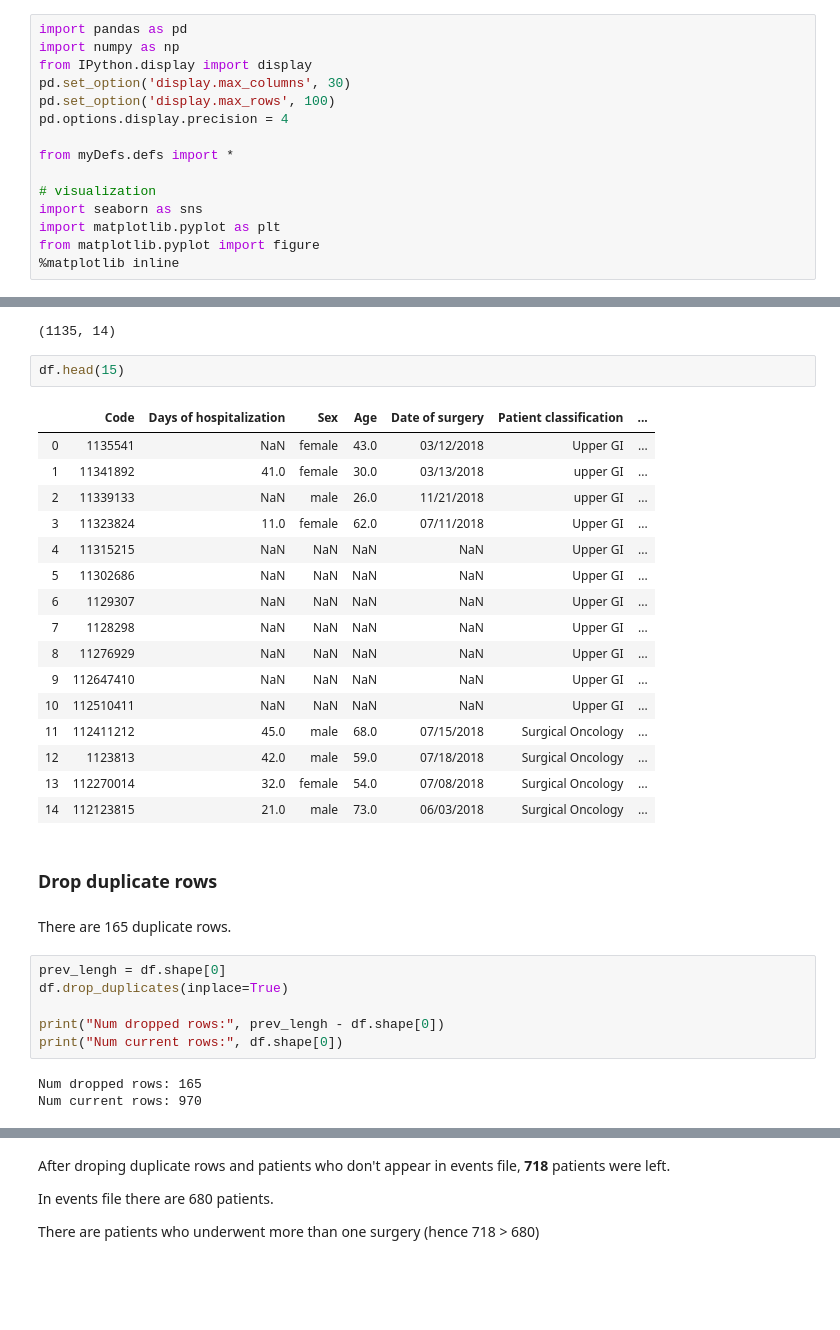
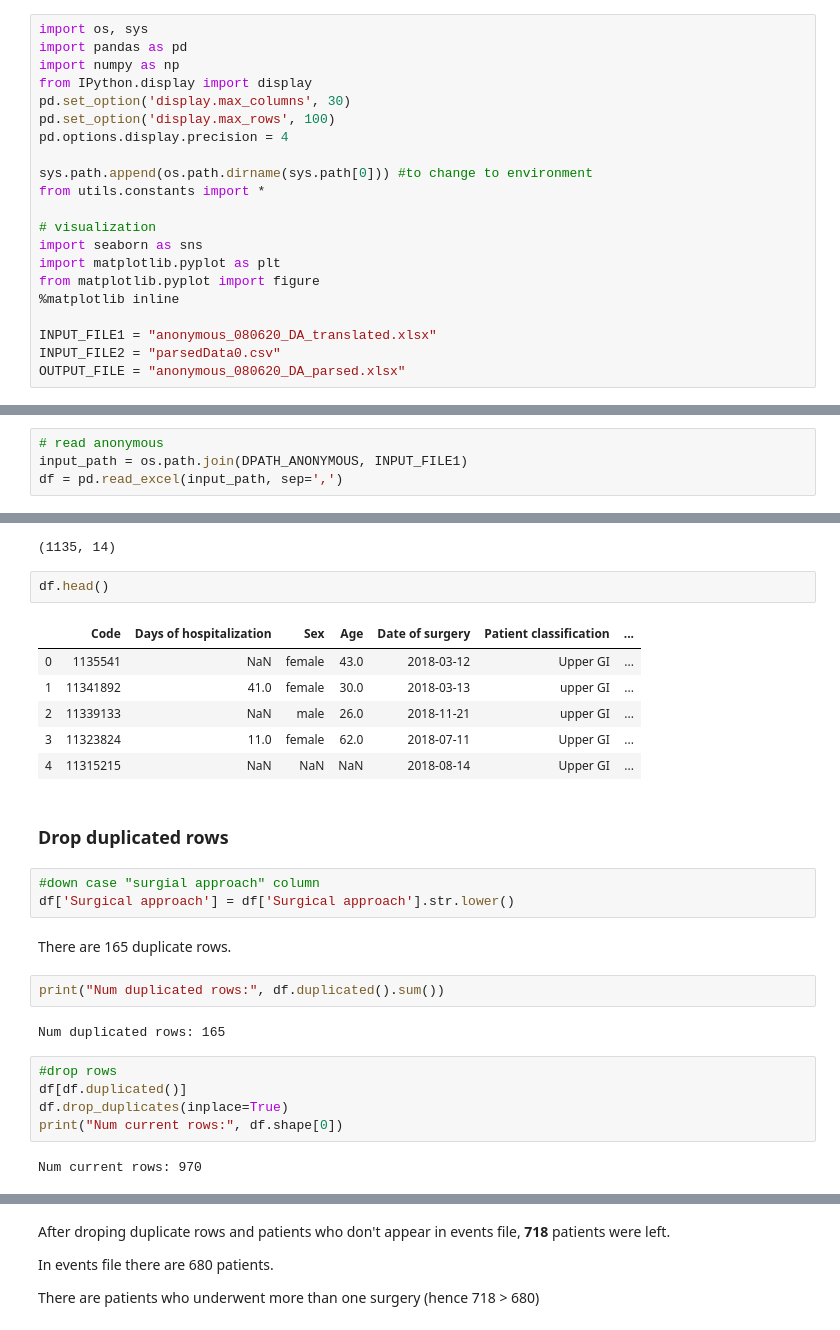
Before and after one commit to nomihadar/Anastomotic-Leak-Prediction, a Jupyter notebook: Code/parseData/parseAnonymousFile.ipynb, the cells around one changed output, grey strips where cells are left out. Saved outputs shown, nothing was run; the diff lists cells and outputs as text; blank space fills up the shorter version.

```diff
--- a/Code/parseData/parseAnonymousFile.ipynb
+++ b/Code/parseData/parseAnonymousFile.ipynb
@@ -1,6 +1,7 @@
 # %%
 %reset -f
 # %%
+import os, sys
 import pandas as pd
 import numpy as np
 from IPython.display import display
@@ -8,10 +9,15 @@ pd.set_option('display.max_columns', 30)
 pd.set_option('display.max_rows', 100)
 pd.options.display.precision = 4
 
-from myDefs.defs import *
+sys.path.append(os.path.dirname(sys.path[0])) #to change to environment
+from utils.constants import *
 
 # visualization
 import seaborn as sns
 import matplotlib.pyplot as plt
 from matplotlib.pyplot import figure
 %matplotlib inline
+
+INPUT_FILE1 = "anonymous_080620_DA_translated.xlsx"
+INPUT_FILE2 = "parsedData0.csv"
+OUTPUT_FILE = "anonymous_080620_DA_parsed.xlsx"
@@ -24,37 +24,36 @@ df = pd.read_csv(file, sep=',')
+# %%
+# read anonymous
+input_path = os.path.join(DPATH_ANONYMOUS, INPUT_FILE1)
+df = pd.read_excel(input_path, sep=',')
 # %%
 print(df.shape)
 # %% [output]
 (1135, 14)
 # %%
-df.head(15)
+df.head()
 # %% [output]
 |  | Code | Days of hospitalization | Sex | Age | Date of surgery | Patient classification | ... |
-| 0 | 1135541 | NaN | female | 43.0 | 03/12/2018 | Upper GI | ... |
-| 1 | 11341892 | 41.0 | female | 30.0 | 03/13/2018 | upper GI | ... |
-| 2 | 11339133 | NaN | male | 26.0 | 11/21/2018 | upper GI | ... |
-| 3 | 11323824 | 11.0 | female | 62.0 | 07/11/2018 | Upper GI | ... |
-| 4 | 11315215 | NaN | NaN | NaN | NaN | Upper GI | ... |
-| 5 | 11302686 | NaN | NaN | NaN | NaN | Upper GI | ... |
-| 6 | 1129307 | NaN | NaN | NaN | NaN | Upper GI | ... |
-| 7 | 1128298 | NaN | NaN | NaN | NaN | Upper GI | ... |
-| 8 | 11276929 | NaN | NaN | NaN | NaN | Upper GI | ... |
-| 9 | 112647410 | NaN | NaN | NaN | NaN | Upper GI | ... |
-| 10 | 112510411 | NaN | NaN | NaN | NaN | Upper GI | ... |
-| 11 | 112411212 | 45.0 | male | 68.0 | 07/15/2018 | Surgical Oncology | ... |
-| 12 | 1123813 | 42.0 | male | 59.0 | 07/18/2018 | Surgical Oncology | ... |
-| 13 | 112270014 | 32.0 | female | 54.0 | 07/08/2018 | Surgical Oncology | ... |
-| 14 | 112123815 | 21.0 | male | 73.0 | 06/03/2018 | Surgical Oncology | ... |
+| 0 | 1135541 | NaN | female | 43.0 | 2018-03-12 | Upper GI | ... |
+| 1 | 11341892 | 41.0 | female | 30.0 | 2018-03-13 | upper GI | ... |
+| 2 | 11339133 | NaN | male | 26.0 | 2018-11-21 | upper GI | ... |
+| 3 | 11323824 | 11.0 | female | 62.0 | 2018-07-11 | Upper GI | ... |
+| 4 | 11315215 | NaN | NaN | NaN | 2018-08-14 | Upper GI | ... |
 # %% [markdown]
-### Drop duplicate rows
+### Drop duplicated rows
+# %%
+#down case "surgial approach" column
+df['Surgical approach'] = df['Surgical approach'].str.lower()
 # %% [markdown]
 There are 165 duplicate rows.
+# %%
+print("Num duplicated rows:", df.duplicated().sum())
+# %% [output]
+Num duplicated rows: 165
 # %%
-prev_lengh = df.shape[0]
+#drop rows
+df[df.duplicated()]
 df.drop_duplicates(inplace=True)
-
-print("Num dropped rows:", prev_lengh - df.shape[0])
 print("Num current rows:", df.shape[0])
 # %% [output]
-Num dropped rows: 165
 Num current rows: 970
 # %% [markdown]
```
Also changed, not shown: parts of 32 cells of this notebook.
